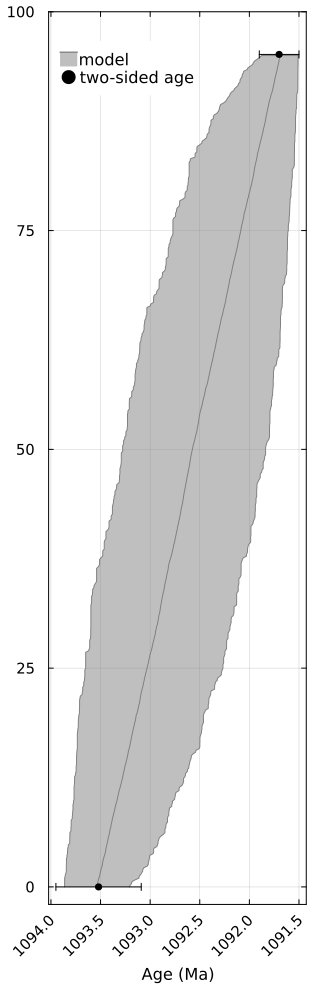
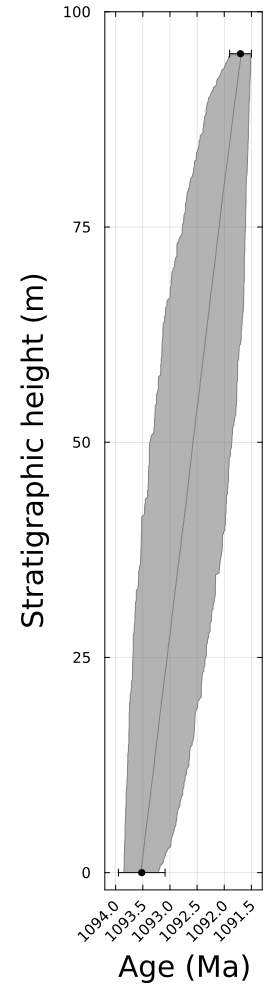
Unified diff of the notebook cell whose output changed from the first chart to the second:
--- before
+++ after
@@ -1,3 +1,5 @@
 Cut_Face_age_model = plot_age_model(Cut_Face_section, Cut_Face_age_model_mdl, save_figure=false)
-plot!(ylim=(-2, 100), legend=:topleft)
+plot!(ylim=(-2, 100), xlim=(1091.3, 1094.2), legend=false, left_margin = 12Plots.mm, guidefontsize=20, size=(275, 1000))
+savefig(Cut_Face_age_model, Cut_Face_section.Path*"_AgeDepthModel.pdf")
+
 display(Cut_Face_age_model)

Commit: update age models